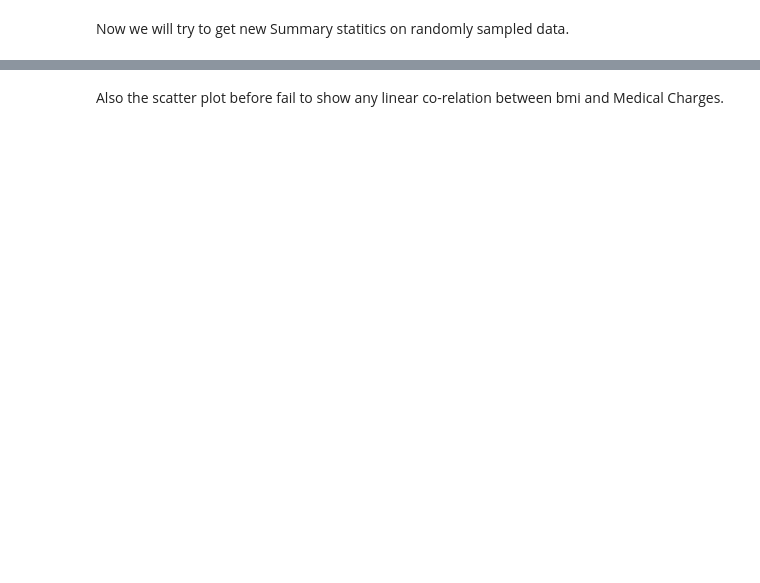
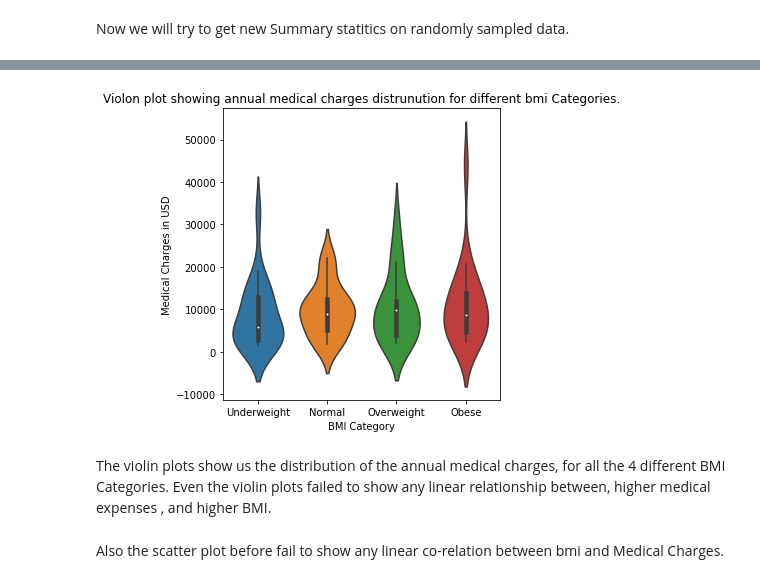
Before and after one commit to data301-2021-summer2/group29-project, a Jupyter notebook: analysis/Prabhmeet Deol/DataAnalysis.ipynb, the cells around one changed output, grey strips where cells are left out. Saved outputs shown, nothing was run; the diff lists cells and outputs as text; code cells hidden in the pictures; blank space fills up the shorter version.

```diff
--- a/analysis/Prabhmeet Deol/DataAnalysis.ipynb
+++ b/analysis/Prabhmeet Deol/DataAnalysis.ipynb
@@ -357,2 +341,25 @@ fig.show()
+# %%
+fig, ax =plt.subplots(figsize=(5,5))
+
+sns.violinplot(
+	data = randomSample,
+	x="BMI_Category",
+	y="Charges_USD",
+	order=['Underweight','Normal','Overweight','Obese'],
+
+).set(
+	#yscale="log",
+	xlabel="BMI Category",
+	ylabel="Medical Charges in USD",
+	title="Violon plot showing annual medical charges distrunution for different bmi Categories.",
+)
+
+fig.tight_layout(h_pad=4,w_pad=10)
+fig.show()
+# %% [output]
+[figure, added]
+# %% [markdown]
+The violin plots show us the distribution of the annual medical charges, for all the 4 different BMI Categories.
+Even the violin plots failed to show any linear relationship between, higher medical expenses , and higher BMI.
 # %% [markdown]
 Also the scatter plot before fail to show any linear co-relation between bmi and Medical Charges.
```
Also changed, not shown: parts of 20 cells of this notebook, 5 other files.
